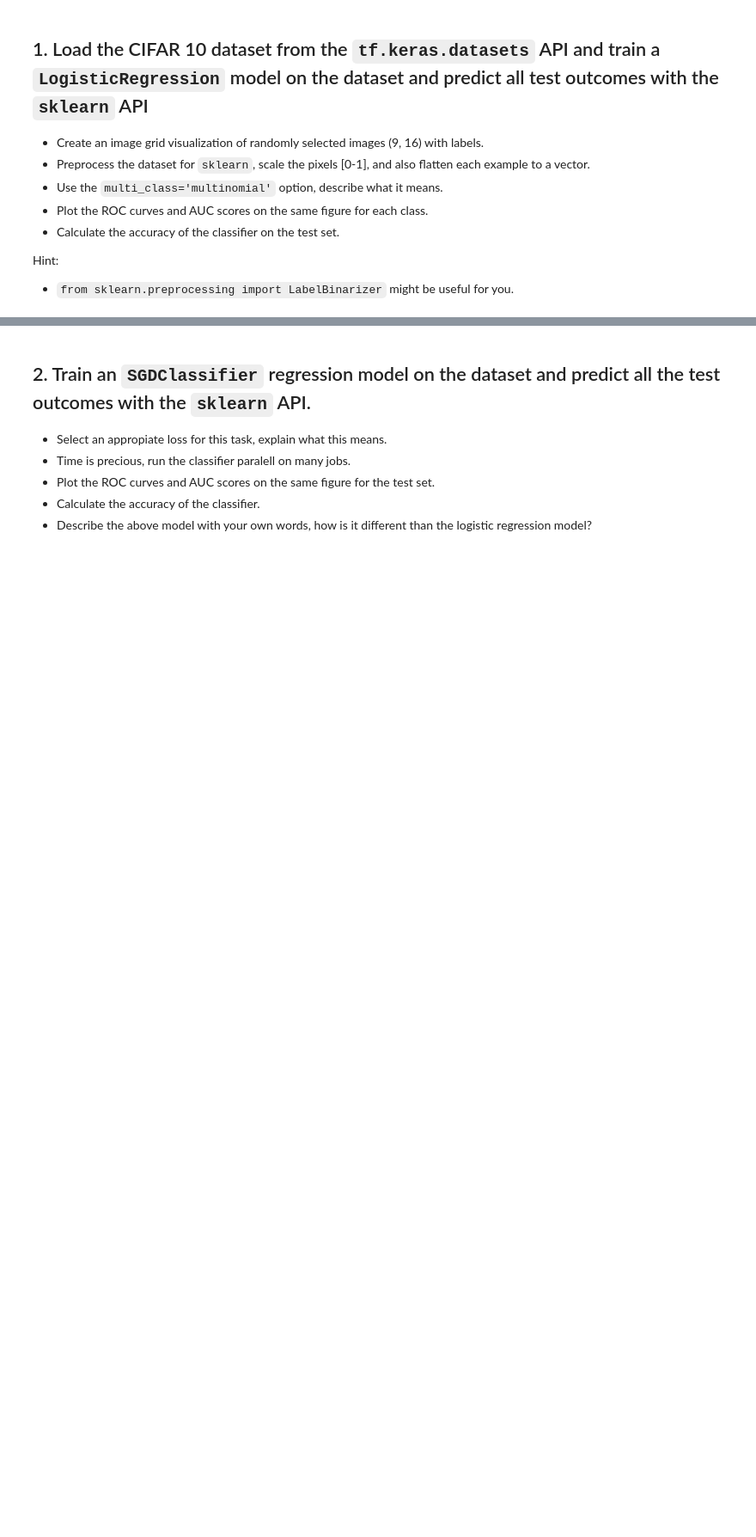
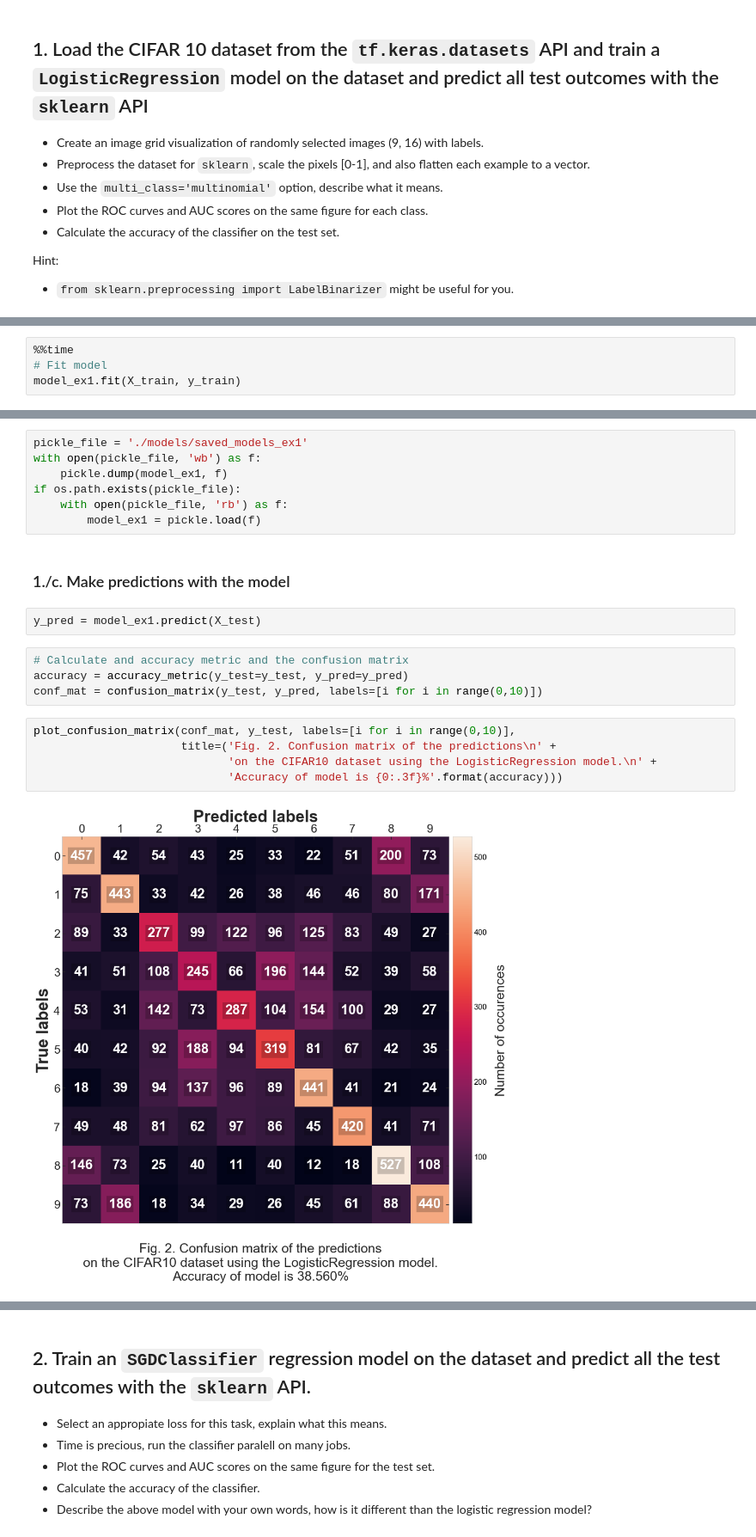
Before and after one commit to masterdesky/ELTE-data-mining-2020, a Jupyter notebook: Homeworks/Week 11/hw11.ipynb, the cells around one changed output, grey strips where cells are left out. Shown at 86% size. Drawn from its saved outputs; the diff is of its cells as text; blank space fills up the shorter version.

```diff
--- a/Homeworks/Week 11/hw11.ipynb
+++ b/Homeworks/Week 11/hw11.ipynb
@@ -146,0 +235,4 @@ Hint:
+# %%
+%%time
+# Fit model
+model_ex1.fit(X_train, y_train)
@@ -146,0 +246,22 @@ Hint:
+# %%
+pickle_file = './models/saved_models_ex1'
+with open(pickle_file, 'wb') as f:
+    pickle.dump(model_ex1, f)
+if os.path.exists(pickle_file):
+    with open(pickle_file, 'rb') as f:
+        model_ex1 = pickle.load(f)
+# %% [markdown]
+### 1./c. Make predictions with the model
+# %%
+y_pred = model_ex1.predict(X_test)
+# %%
+# Calculate and accuracy metric and the confusion matrix
+accuracy = accuracy_metric(y_test=y_test, y_pred=y_pred)
+conf_mat = confusion_matrix(y_test, y_pred, labels=[i for i in range(0,10)])
+# %%
+plot_confusion_matrix(conf_mat, y_test, labels=[i for i in range(0,10)],
+                      title=('Fig. 2. Confusion matrix of the predictions\n' +
+                             'on the CIFAR10 dataset using the LogisticRegression model.\n' +
+                             'Accuracy of model is {0:.3f}%'.format(accuracy)))
+# %% [output]
+[figure, added]
```
Also changed, not shown: parts of 109 cells of this notebook, 7 other files.
